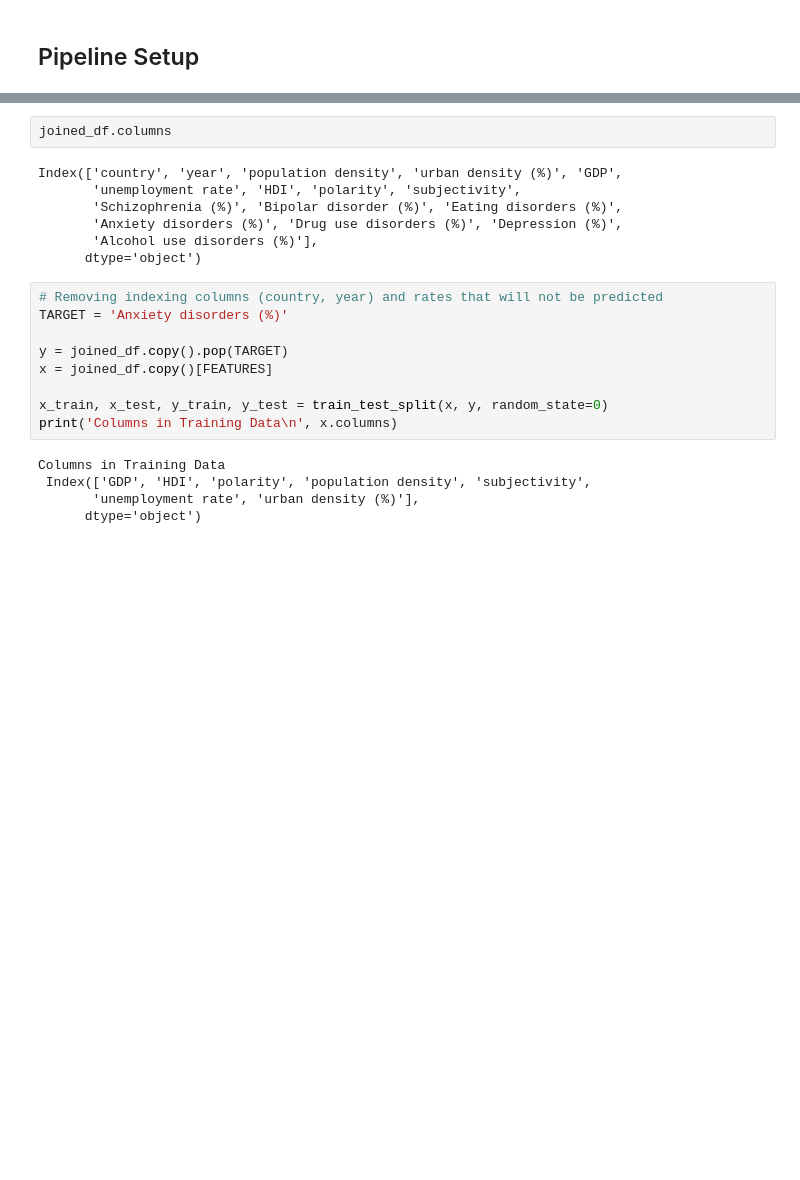
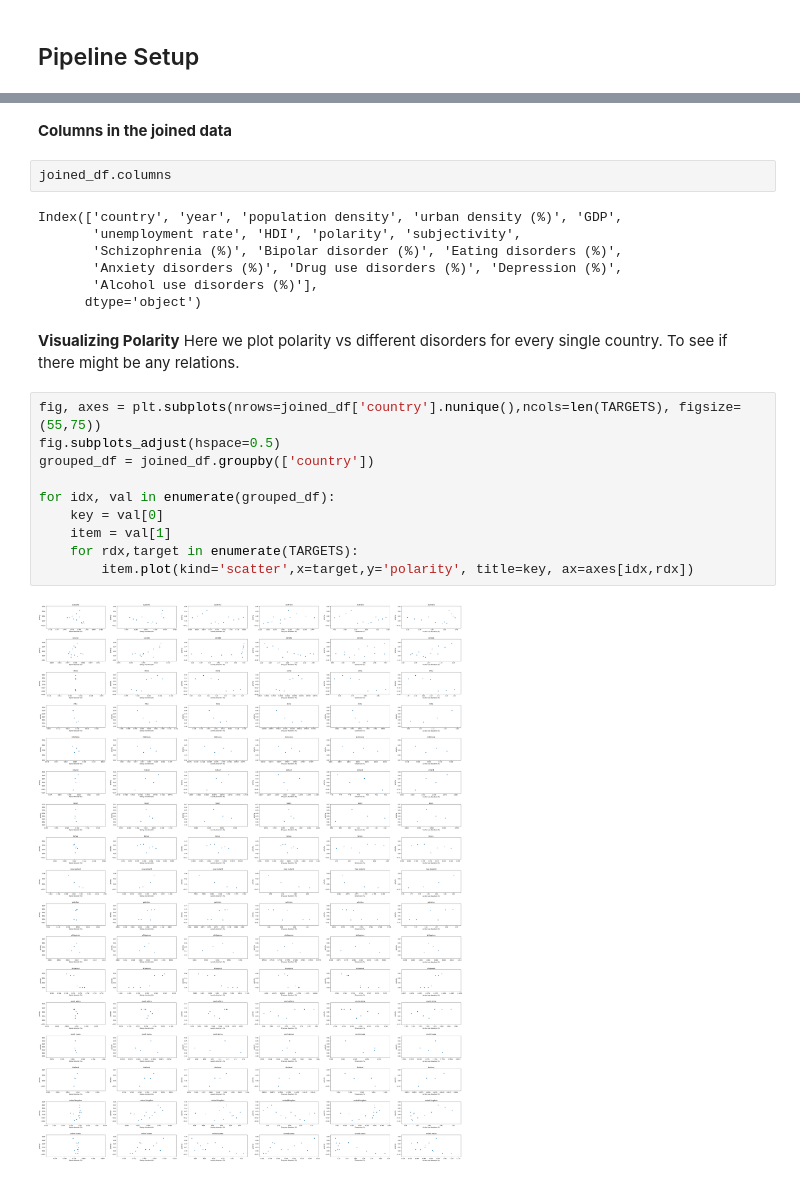
Before and after one commit to danielVelasc/uc-data-science-project, a Jupyter notebook: Phase2.ipynb, the cells around one changed output, grey strips where cells are left out. Drawn from its saved outputs; the diff is of its cells as text; blank space fills up the shorter version.

```diff
--- a/Phase2.ipynb
+++ b/Phase2.ipynb
@@ -452,6 +469,8 @@ def print_stats(grid_searcher, x_test, y_test, pca=False):
 
         features_used = x_test.columns[highest_scores_indices].values
         print('Features used:', features_used)
+# %% [markdown]
+<b> Columns in the joined data </b>
 # %%
 joined_df.columns
 # %% [output]
@@ -461,17 +480,18 @@ Index(['country', 'year', 'population density', 'urban density (%)', 'GDP',
        'Anxiety disorders (%)', 'Drug use disorders (%)', 'Depression (%)',
        'Alcohol use disorders (%)'],
       dtype='object')
-# %%
-# Removing indexing columns (country, year) and rates that will not be predicted
-TARGET = 'Anxiety disorders (%)'
-
-y = joined_df.copy().pop(TARGET)
-x = joined_df.copy()[FEATURES]
-
-x_train, x_test, y_train, y_test = train_test_split(x, y, random_state=0)
-print('Columns in Training Data\n', x.columns)
-# %% [output]
-Columns in Training Data
- Index(['GDP', 'HDI', 'polarity', 'population density', 'subjectivity',
-       'unemployment rate', 'urban density (%)'],
-      dtype='object')
+# %% [markdown]
+<b>Visualizing Polarity</b>
+Here we plot polarity vs different disorders for every single country. To see if there might be any relations.
+# %%
+fig, axes = plt.subplots(nrows=joined_df['country'].nunique(),ncols=len(TARGETS), figsize=(55,75))
+fig.subplots_adjust(hspace=0.5)
+grouped_df = joined_df.groupby(['country'])
+
+for idx, val in enumerate(grouped_df):
+    key = val[0]
+    item = val[1]
+    for rdx,target in enumerate(TARGETS):
+        item.plot(kind='scatter',x=target,y='polarity', title=key, ax=axes[idx,rdx])
+# %% [output]
+[figure, added]
```
Also changed, not shown: parts of 15 cells of this notebook.
